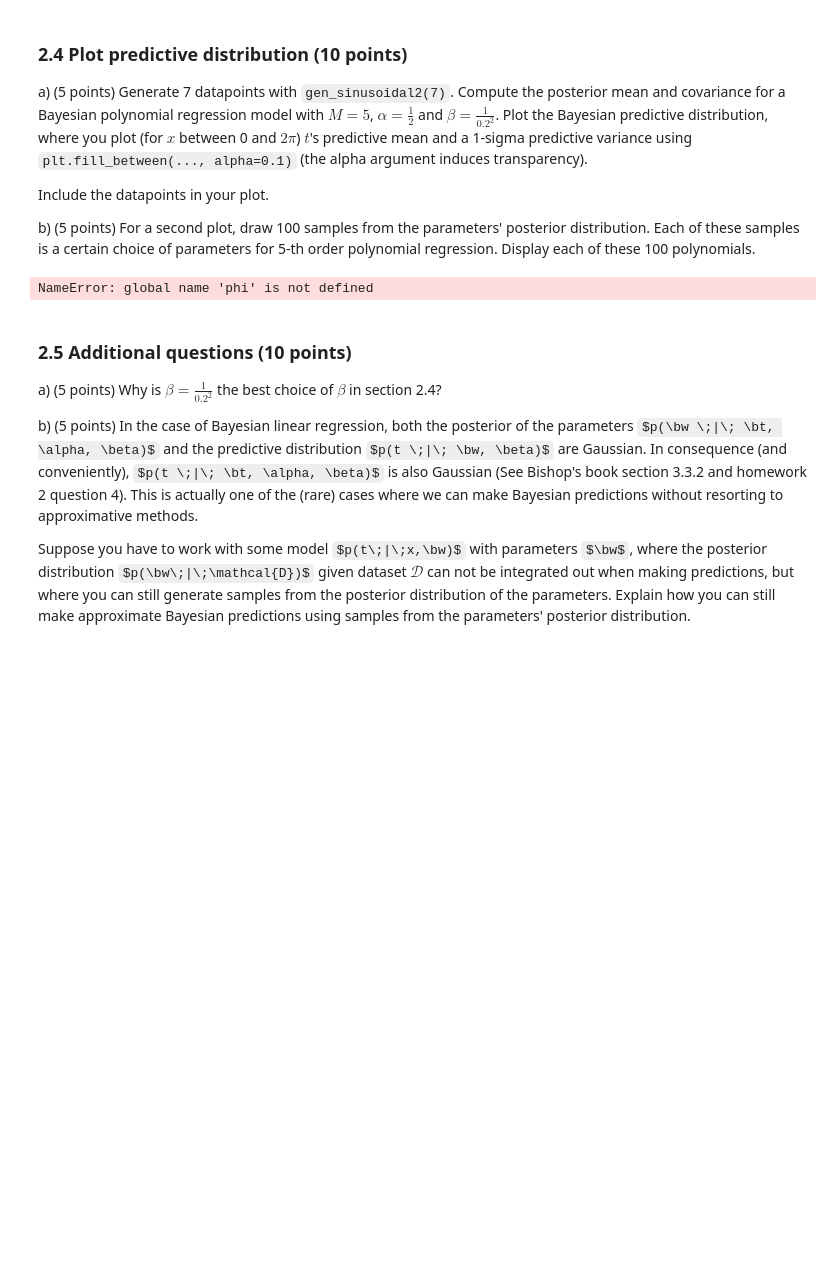
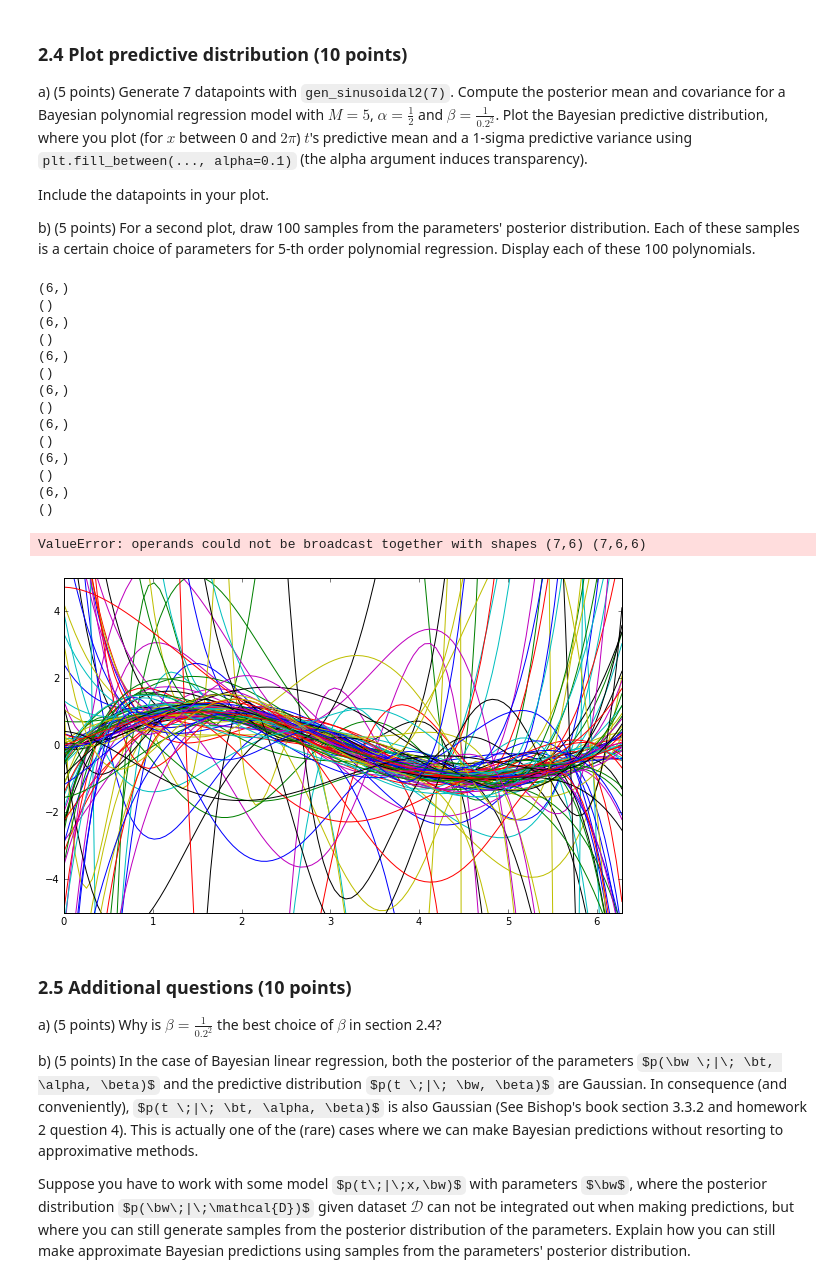
Before and after one commit to selBaez/machine-learning-1, a Jupyter notebook: lab1/lab1_Charalampos.ipynb, the cells around one changed output. Saved outputs shown, nothing was run; the diff lists cells and outputs as text; code cells hidden in the pictures; some formulas as TeX source; blank space fills up the shorter version.

```diff
--- a/lab1/lab1_Charalampos.ipynb
+++ b/lab1/lab1_Charalampos.ipynb
@@ -457,7 +477,7 @@ N = 9
 lamb = l_fold[6]
 
 x,t  = gen_sinusoidal(N)
-pylab.rcParams['figure.figsize'] = (15, 10)
+pylab.rcParams['figure.figsize'] = (10, 6)
 poly_w_reg = fit_model(x,t,M,lamb)
 plot_one_prediction(poly_w_reg,x,t, M)
 # %% [output]
@@ -495,20 +515,11 @@ See MLPR chapter 3.3 for background.
 
 Write a method `fit_polynomial_bayes(x, t, M, alpha, beta)` that returns the mean $\bm_N$ and covariance $\bS_N$ of the posterior for a $M$-th order polynomial, given a dataset, where `x`, `t` and `M` have the same meaning as in question 1.2.
 # %%
+
 def fit_polynomial_bayes(x, t, M, alpha, beta):
-
     phi = create_polyval(x,M)
-    cov = np.linalg.inv(alpha*np.eye(M+1)+ beta*np.dot(phi.T,phi))
-    mu  = beta*cov.dot(phi.T.dot(t))
-    return cov,mu
-def fit_polynomial_bayes2(x, t, M, alpha, beta):
-    Phi = np.zeros((N,M+1))
-    for i in range(M+1):
-        xi = np.power(x,i)
-        Phi[:,i] = np.transpose(xi)
-    PhiT = np.transpose(Phi)
     I=np.identity(M+1)
-    S=np.linalg.inv(np.dot(alpha,I)+np.dot(beta,np.dot(PhiT,Phi)))
+    S=np.linalg.inv(np.dot(alpha,I)+np.dot(beta,np.dot(phi.T,phi)))
     m=np.dot(beta,np.dot(S,np.dot(PhiT,t)))
     return S, m
 # %% [markdown]
@@ -527,8 +538,7 @@ Write a function that `predict_polynomial_bayes(x, m, S, beta)` that returns the
 
 def predict_polynomial_bayes(x, m, S, beta,M):
 
-    x = phi
-
+    phi = np.array(x)
     pred_m=m.T.dot(phi)
     pred_S=1/beta+ np.dot(phi.T.dot(S),phi)
 #     print pred_S
@@ -550,37 +560,53 @@ alpha = 1/2
 M = 5
 N = 7
 x,t = gen_sinusoidal2(N)
 # print x
 # print t
-cov,mu = fit_polynomial_bayes2(x,t,M,alpha,beta)
+cov,mu = fit_polynomial_bayes(x,t,M,alpha,beta)
 
 # plt.scatter(x,t,color='blue',alpha=1,s=45,facecolors='none')
 # plt.title('Scatter plot of the toy sin function with N=%s data points'%(N));
 pred_m=[]
 pred_S=[]
 for i in range(N):
-    x_pred_S,x_pred_m=predict_polynomial_bayes(x[i], mu, cov, beta,M)
+    xx = np.power(x[i],i)
+    x_pred_S,x_pred_m=predict_polynomial_bayes(xx, mu, cov, beta,M)
     pred_m.append(x_pred_m)
     pred_S.append(x_pred_S)
 figure = plt.figure()
 
 
-Npost = 1000
+Npost = 100
 
 
 D=np.linspace(0,2*np.pi,Npost)
 for i in range(Npost):
     x,t=gen_sinusoidal2(7)
     S,m=fit_polynomial_bayes(x, t, 5,alpha,beta)
     plt.plot(D,[np.polynomial.polynomial.polyval(point,m) for point in D])
 plt.axis([0.0,2*np.pi,-5,5])
 plt.plot(D,[np.sin(point) for point in D])
 up = np.array(pred_m)+np.array(pred_S)
 down = np.array(pred_m)-np.array(pred_S)
 down = np.ma.masked_greater(down, 1.0)
 plt.fill_between(x,up,down,where=down <= up,alpha=0.5, facecolor='green', interpolate=True)
 # %% [output]
-NameError: global name 'phi' is not defined
+(6,)
+()
+(6,)
+()
+(6,)
+()
+(6,)
+()
+(6,)
+()
+(6,)
+()
+(6,)
+()
+ValueError: operands could not be broadcast together with shapes (7,6) (7,6,6)
+[figure, added]
 # %% [markdown]
 ### 2.5 Additional questions (10 points)
 
```
Also changed, not shown: parts of 8 cells of this notebook.
